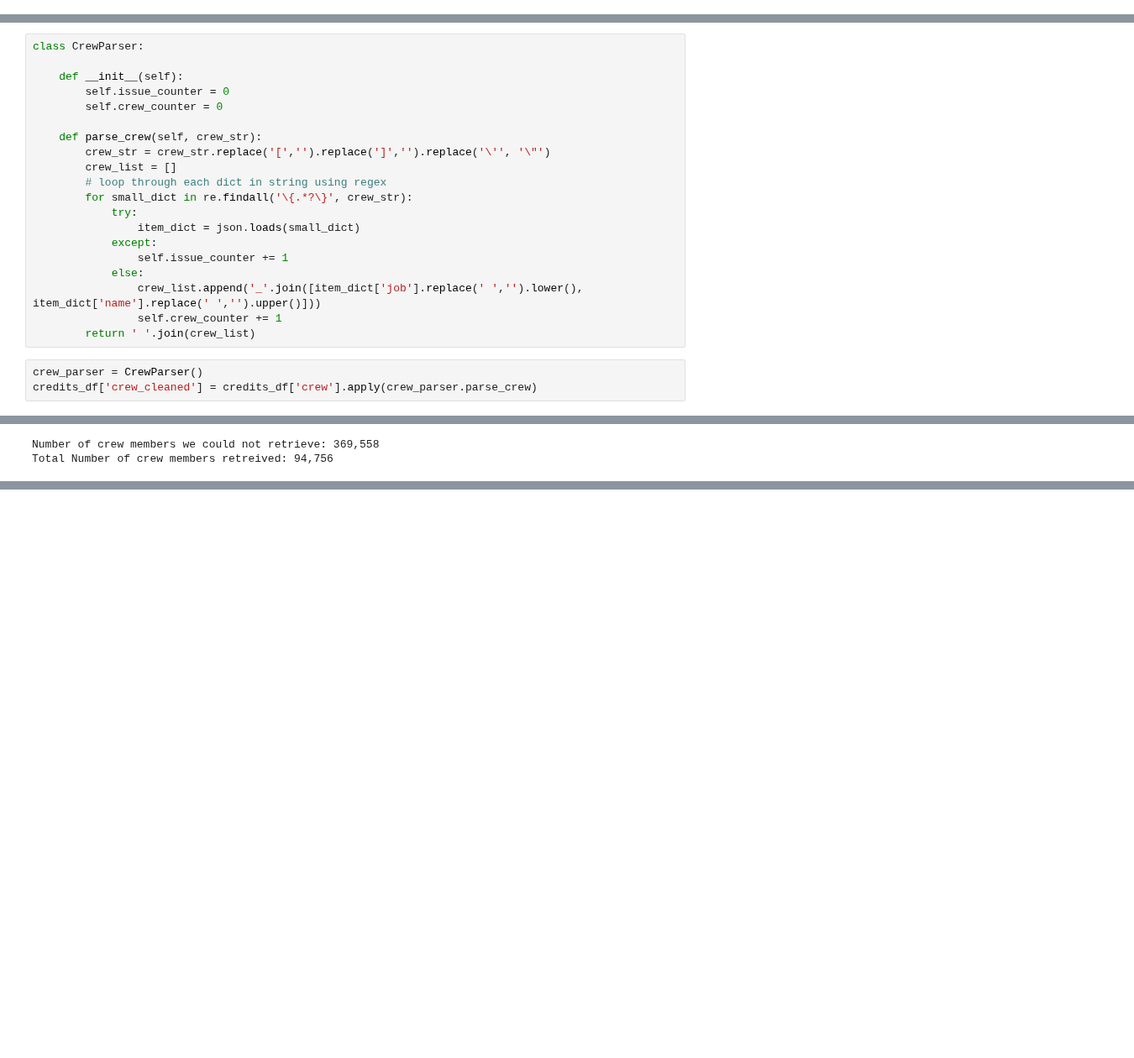
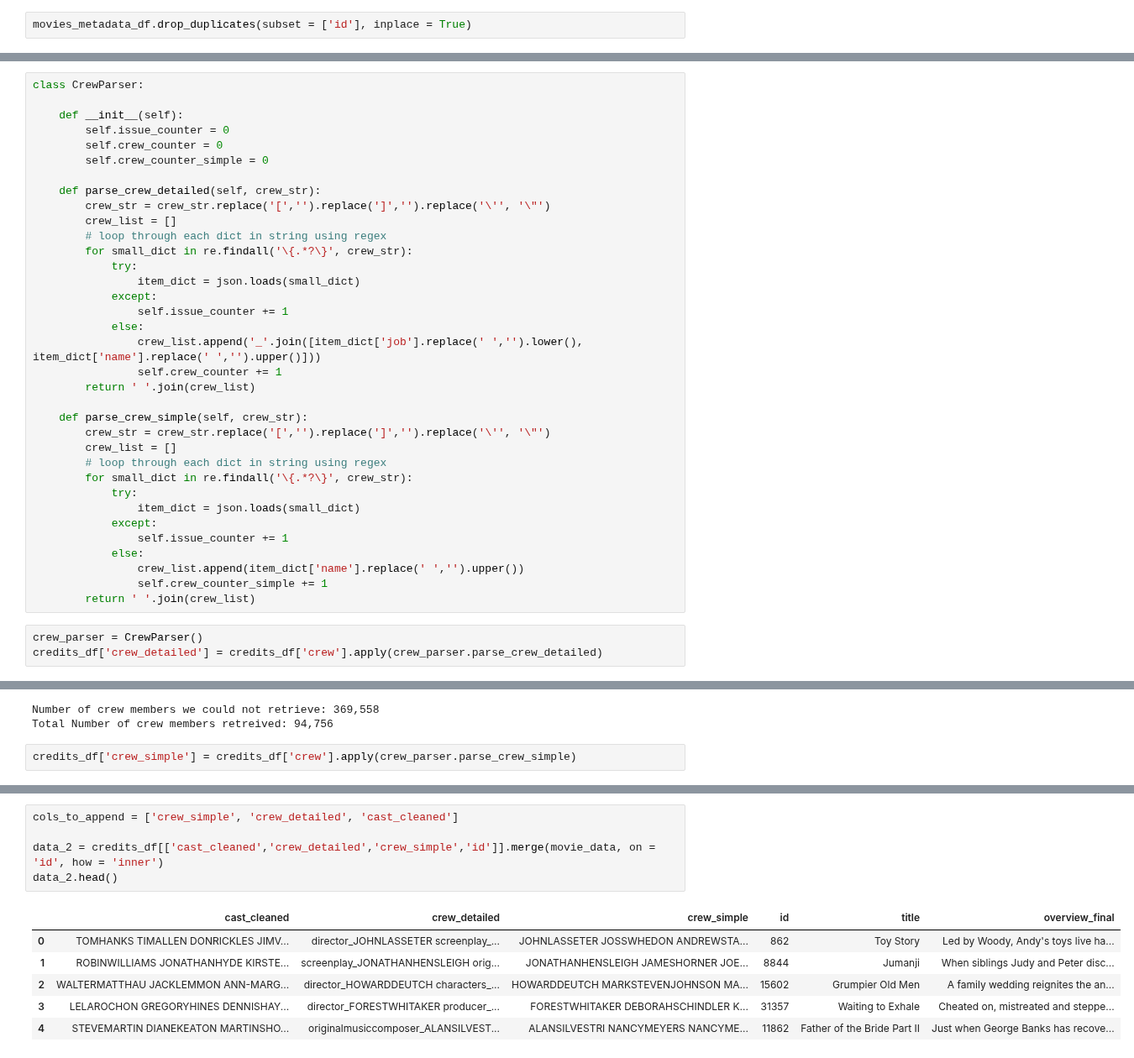
Before and after one commit to knolasco/Intro_to_ML_Course, a Jupyter notebook: Module7/RecommendationSystem.ipynb, the cells around one changed output, grey strips where cells are left out. Shown at 84% size. Cells and saved outputs as stored; diff of their text form; blank space fills up the shorter version.

Commit message:
meta data recommender completed

```diff
--- a/Module7/RecommendationSystem.ipynb
+++ b/Module7/RecommendationSystem.ipynb
@@ -273,6 +273,8 @@ movies_metadata_df['overview_final'].values[400]
 "Starts off in the 15th century, with Connor McLeod (Christopher Lambert) training with another immortal swordsman, the Japanese sorcerer Nakano (Mako). When an evil immortal named Kane (Mario Van Pee ...
 # %% [markdown]
 ### Count Vectorize the Overview
+# %%
+movies_metadata_df.drop_duplicates(subset = ['id'], inplace = True)
 # %%
 from sklearn.feature_extraction.text import TfidfVectorizer
 
@@ -445,8 +447,9 @@ class CrewParser:
     def __init__(self):
         self.issue_counter = 0
         self.crew_counter = 0
+        self.crew_counter_simple = 0
 
-    def parse_crew(self, crew_str):
+    def parse_crew_detailed(self, crew_str):
         crew_str = crew_str.replace('[','').replace(']','').replace('\'', '\"')
         crew_list = []
         # loop through each dict in string using regex
@@ -459,7 +462,21 @@ class CrewParser:
                 crew_list.append('_'.join([item_dict['job'].replace(' ','').lower(), item_dict['name'].replace(' ','').upper()]))
                 self.crew_counter += 1
         return ' '.join(crew_list)
+
+    def parse_crew_simple(self, crew_str):
+        crew_str = crew_str.replace('[','').replace(']','').replace('\'', '\"')
+        crew_list = []
+        # loop through each dict in string using regex
+        for small_dict in re.findall('\{.*?\}', crew_str):
+            try:
+                item_dict = json.loads(small_dict)
+            except:
+                self.issue_counter += 1
+            else:
+                crew_list.append(item_dict['name'].replace(' ','').upper())
+                self.crew_counter_simple += 1
+        return ' '.join(crew_list)
 # %%
 crew_parser = CrewParser()
-credits_df['crew_cleaned'] = credits_df['crew'].apply(crew_parser.parse_crew)
+credits_df['crew_detailed'] = credits_df['crew'].apply(crew_parser.parse_crew_detailed)
 # %%
@@ -474,3 +491,5 @@ print('Total Number of crew members retreived: {:,}'.format(crew_parser.crew_cou
 # %% [output]
 Number of crew members we could not retrieve: 369,558
 Total Number of crew members retreived: 94,756
+# %%
+credits_df['crew_simple'] = credits_df['crew'].apply(crew_parser.parse_crew_simple)
@@ -476,0 +516,12 @@ Total Number of crew members retreived: 94,756
+# %%
+cols_to_append = ['crew_simple', 'crew_detailed', 'cast_cleaned']
+
+data_2 = credits_df[['cast_cleaned','crew_detailed','crew_simple','id']].merge(movie_data, on = 'id', how = 'inner')
+data_2.head()
+# %% [output]
+|  | cast_cleaned | crew_detailed | crew_simple | id | title | overview_final |
+| 0 | TOMHANKS TIMALLEN DONRICKLES JIMV... | director_JOHNLASSETER screenplay_... | JOHNLASSETER JOSSWHEDON ANDREWSTA... | 862 | Toy Story | Led by Woody, Andy's toys live ha... |
+| 1 | ROBINWILLIAMS JONATHANHYDE KIRSTE... | screenplay_JONATHANHENSLEIGH orig... | JONATHANHENSLEIGH JAMESHORNER JOE... | 8844 | Jumanji | When siblings Judy and Peter disc... |
+| 2 | WALTERMATTHAU JACKLEMMON ANN-MARG... | director_HOWARDDEUTCH characters_... | HOWARDDEUTCH MARKSTEVENJOHNSON MA... | 15602 | Grumpier Old Men | A family wedding reignites the an... |
+| 3 | LELAROCHON GREGORYHINES DENNISHAY... | director_FORESTWHITAKER producer_... | FORESTWHITAKER DEBORAHSCHINDLER K... | 31357 | Waiting to Exhale | Cheated on, mistreated and steppe... |
+| 4 | STEVEMARTIN DIANEKEATON MARTINSHO... | originalmusiccomposer_ALANSILVEST... | ALANSILVESTRI NANCYMEYERS NANCYME... | 11862 | Father of the Bride Part II | Just when George Banks has recove... |
```
Also changed, not shown: parts of 16 cells of this notebook.
